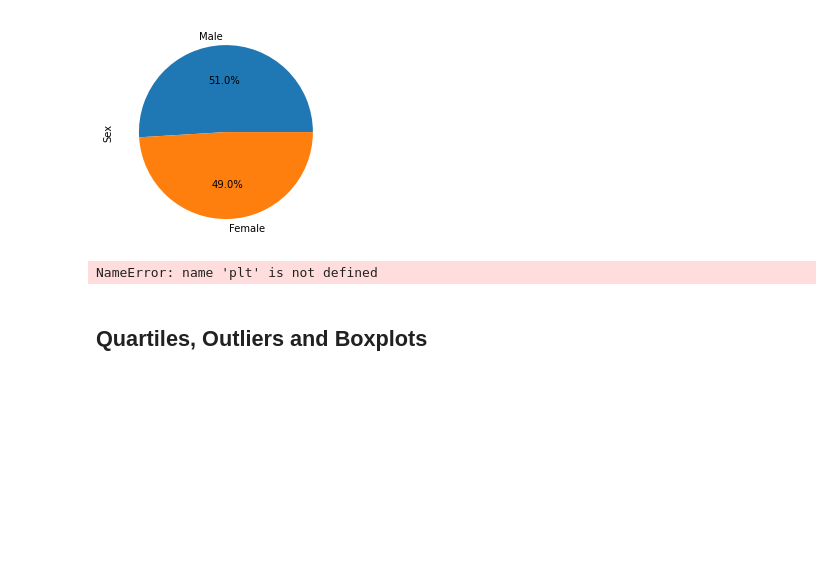
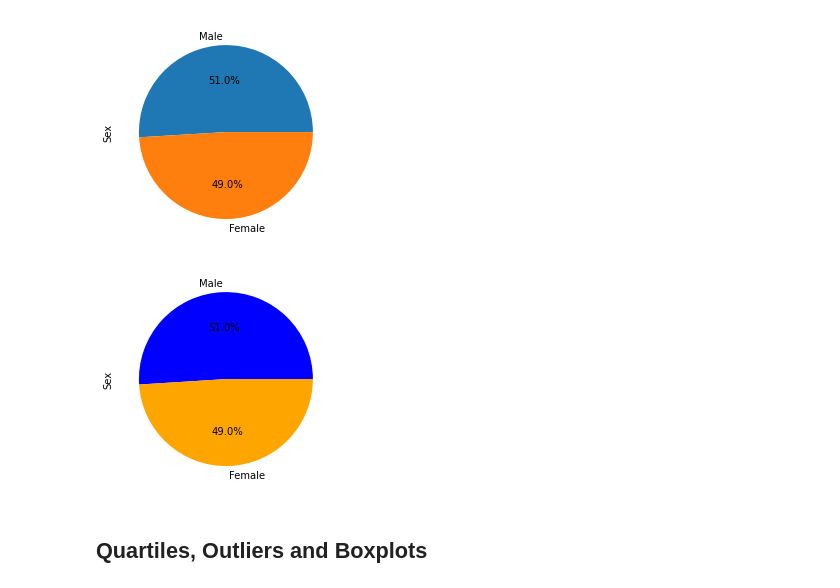
Before and after one commit to TPhillips27/Matplotlib-homework, a Jupyter notebook: Instructions/Pymaceuticals/pymaceuticals_starter.ipynb, the cells around one changed output. Drawn from its saved outputs; the diff is of its cells as text; code cells hidden in the pictures; blank space fills up the shorter version.

```diff
--- a/Instructions/Pymaceuticals/pymaceuticals_starter.ipynb
+++ b/Instructions/Pymaceuticals/pymaceuticals_starter.ipynb
@@ -150,19 +150,18 @@ bar_plot = gender_demo.plot(kind='pie', autopct = '%1.1f%%')
 # %%
 # Generate a pie plot showing the distribution of female versus male mice using pyplot
 # gender_demo = clean_combined_df.groupby(['Sex']).value_counts()
 # gender_demo
 # plt.pie(gender_demo, colors=colors, autopct='%1.1f%%', startangle=140)
 # plt.show()
-
+data = gender_demo
 labels = ['Male', 'Female']
 percentage = [51.0, 49.0]
 colors = ['blue', 'orange']
-fig1, ax1 = plt.pie
-plt.pie(percentage, labels=lables, colors=colors, autopct='%1.1f%%', startingangle=140,)
+plt.pie(percentage, labels=labels, colors=colors, autopct='%1.1f%%')
 plt.ylabel('Sex')
 plt.show()
 # %% [output]
-NameError: name 'plt' is not defined
+[figure, added]
 # %% [markdown]
 ## Quartiles, Outliers and Boxplots
 # %%
```
